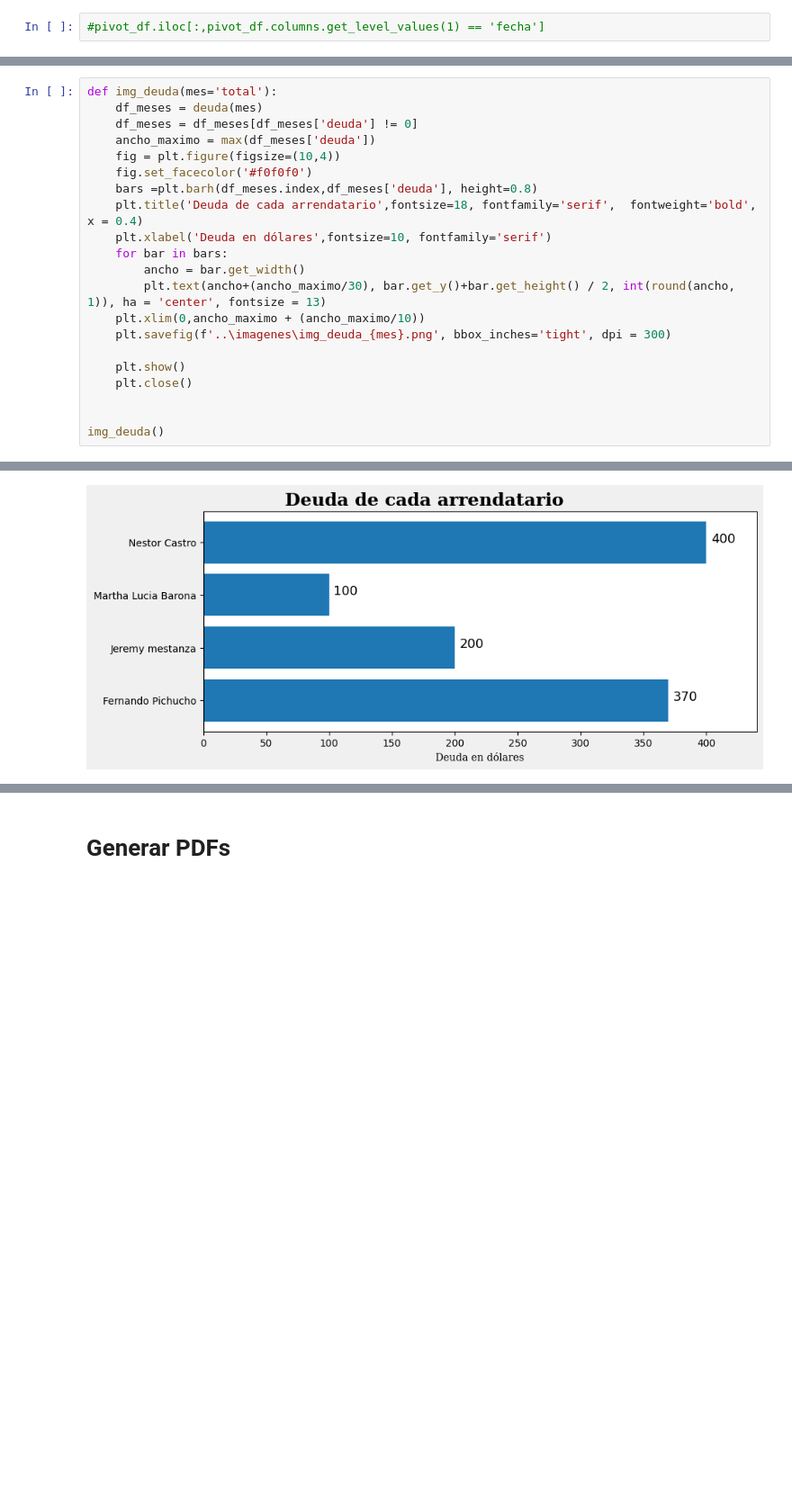
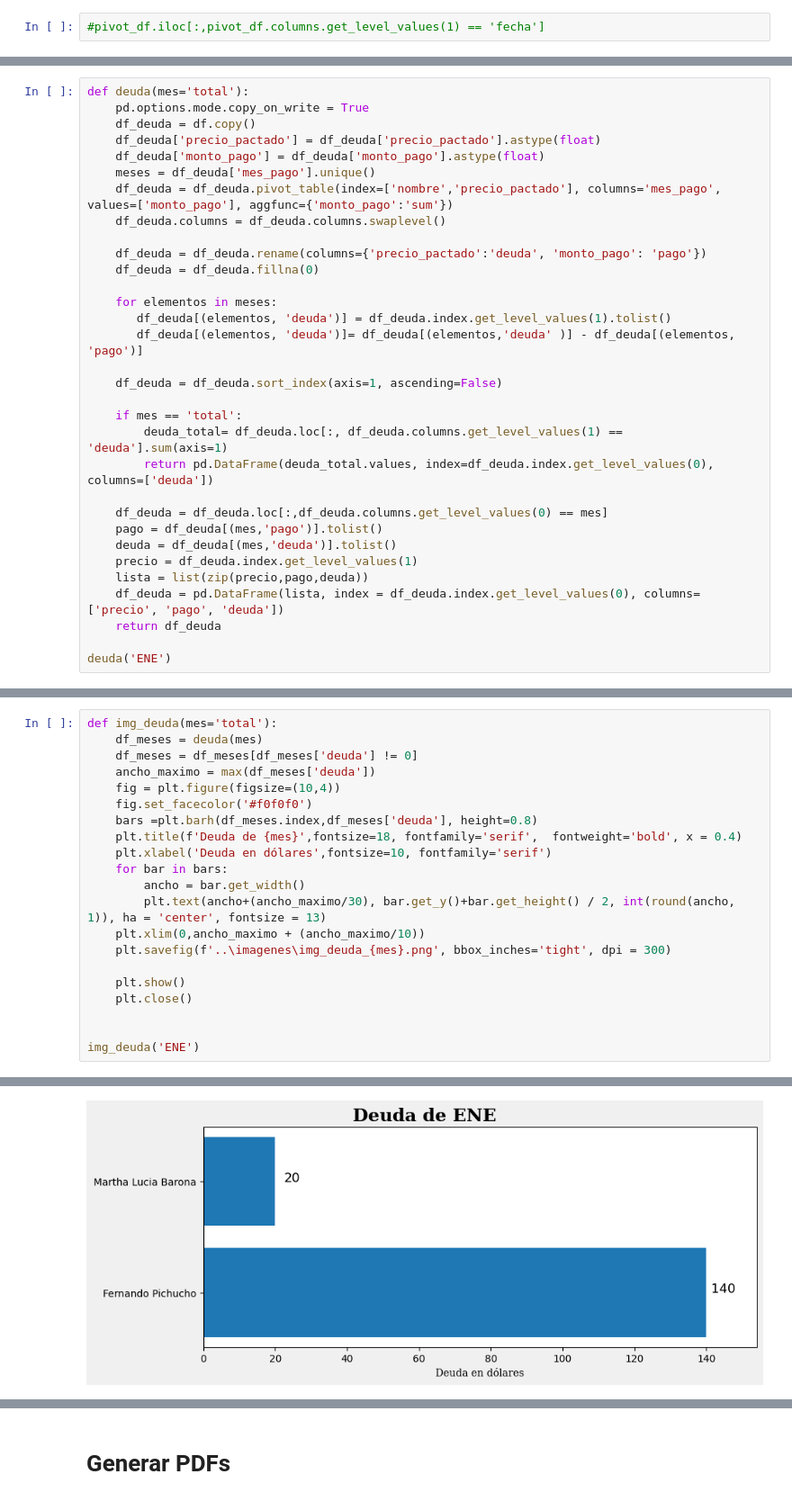
Before and after one commit to Pepool17/Arriendos, a Jupyter notebook: data_base/base_datos.ipynb, the cells around one changed output, grey strips where cells are left out. Shown: that part at 90% size. Cells and saved outputs as stored; diff of their text form; blank space fills up the shorter version.

Commit message:
deuda dataframe correction

```diff
--- a/data_base/base_datos.ipynb
+++ b/data_base/base_datos.ipynb
@@ -90,0 +79,32 @@ def deuda(mes='total'):
+# %%
+def deuda(mes='total'):
+    pd.options.mode.copy_on_write = True
+    df_deuda = df.copy()
+    df_deuda['precio_pactado'] = df_deuda['precio_pactado'].astype(float)
+    df_deuda['monto_pago'] = df_deuda['monto_pago'].astype(float)
+    meses = df_deuda['mes_pago'].unique()
+    df_deuda = df_deuda.pivot_table(index=['nombre','precio_pactado'], columns='mes_pago', values=['monto_pago'], aggfunc={'monto_pago':'sum'})
+    df_deuda.columns = df_deuda.columns.swaplevel()
+
+    df_deuda = df_deuda.rename(columns={'precio_pactado':'deuda', 'monto_pago': 'pago'})
+    df_deuda = df_deuda.fillna(0)
+
+    for elementos in meses:
+       df_deuda[(elementos, 'deuda')] = df_deuda.index.get_level_values(1).tolist()
+       df_deuda[(elementos, 'deuda')]= df_deuda[(elementos,'deuda' )] - df_deuda[(elementos, 'pago')]
+
+    df_deuda = df_deuda.sort_index(axis=1, ascending=False)
+
+    if mes == 'total':
+        deuda_total= df_deuda.loc[:, df_deuda.columns.get_level_values(1) == 'deuda'].sum(axis=1)
+        return pd.DataFrame(deuda_total.values, index=df_deuda.index.get_level_values(0), columns=['deuda'])
+
+    df_deuda = df_deuda.loc[:,df_deuda.columns.get_level_values(0) == mes]
+    pago = df_deuda[(mes,'pago')].tolist()
+    deuda = df_deuda[(mes,'deuda')].tolist()
+    precio = df_deuda.index.get_level_values(1)
+    lista = list(zip(precio,pago,deuda))
+    df_deuda = pd.DataFrame(lista, index = df_deuda.index.get_level_values(0), columns=['precio', 'pago', 'deuda'])
+    return df_deuda
+
+deuda('ENE')
@@ -96,7 +127,7 @@ def img_deuda(mes='total'):
     fig = plt.figure(figsize=(10,4))
     fig.set_facecolor('#f0f0f0')
     bars =plt.barh(df_meses.index,df_meses['deuda'], height=0.8)
-    plt.title('Deuda de cada arrendatario',fontsize=18, fontfamily='serif',  fontweight='bold', x = 0.4)
+    plt.title(f'Deuda de {mes}',fontsize=18, fontfamily='serif',  fontweight='bold', x = 0.4)
     plt.xlabel('Deuda en dólares',fontsize=10, fontfamily='serif')
     for bar in bars:
         ancho = bar.get_width()
@@ -108,5 +139,5 @@ def img_deuda(mes='total'):
     plt.close()
 
 
-img_deuda()
+img_deuda('ENE')
 # %% [output]
@@ -113 +146 @@ img_deuda()
-[figure, old version]
+[figure, new version]
```
Also changed, not shown: parts of 8 cells of this notebook, 6 other files.
